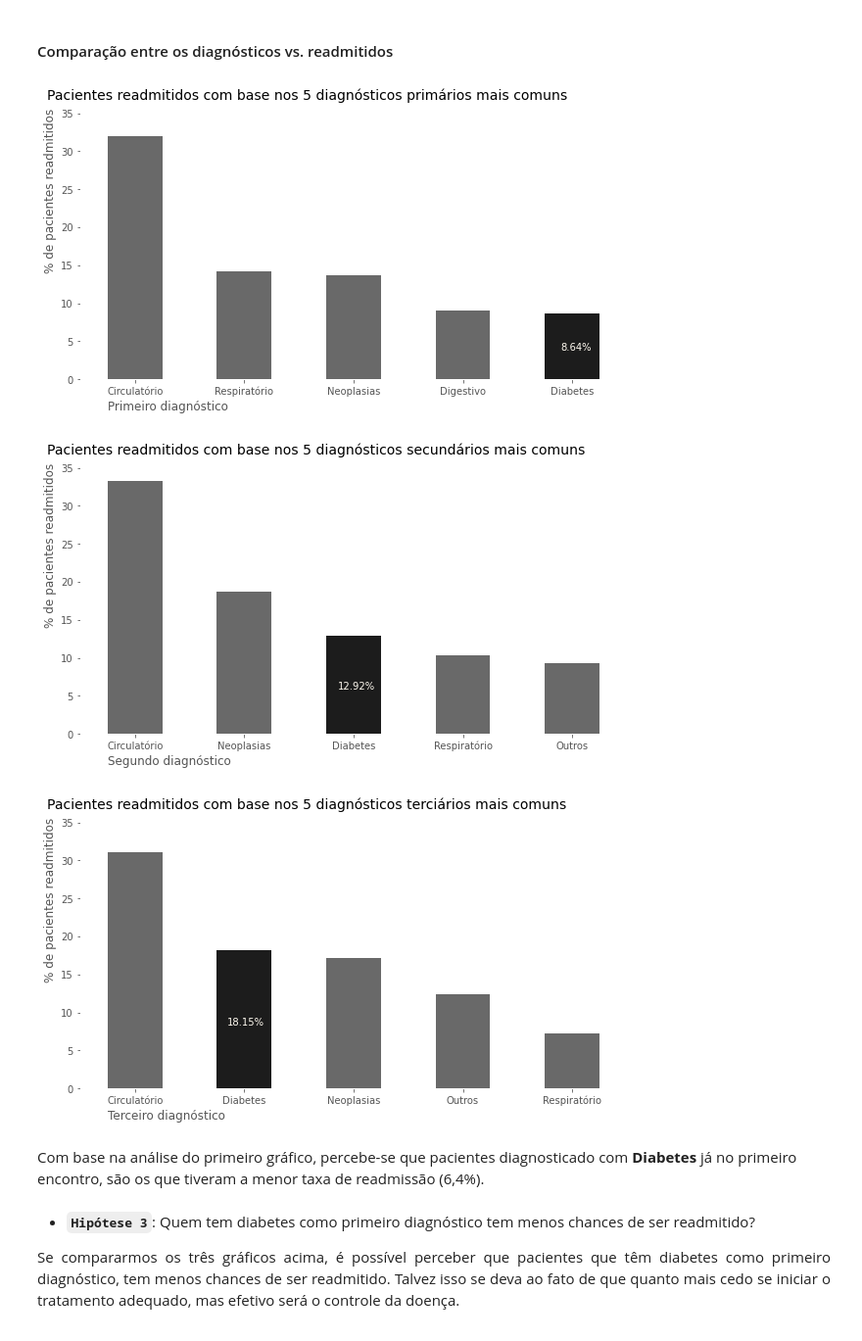
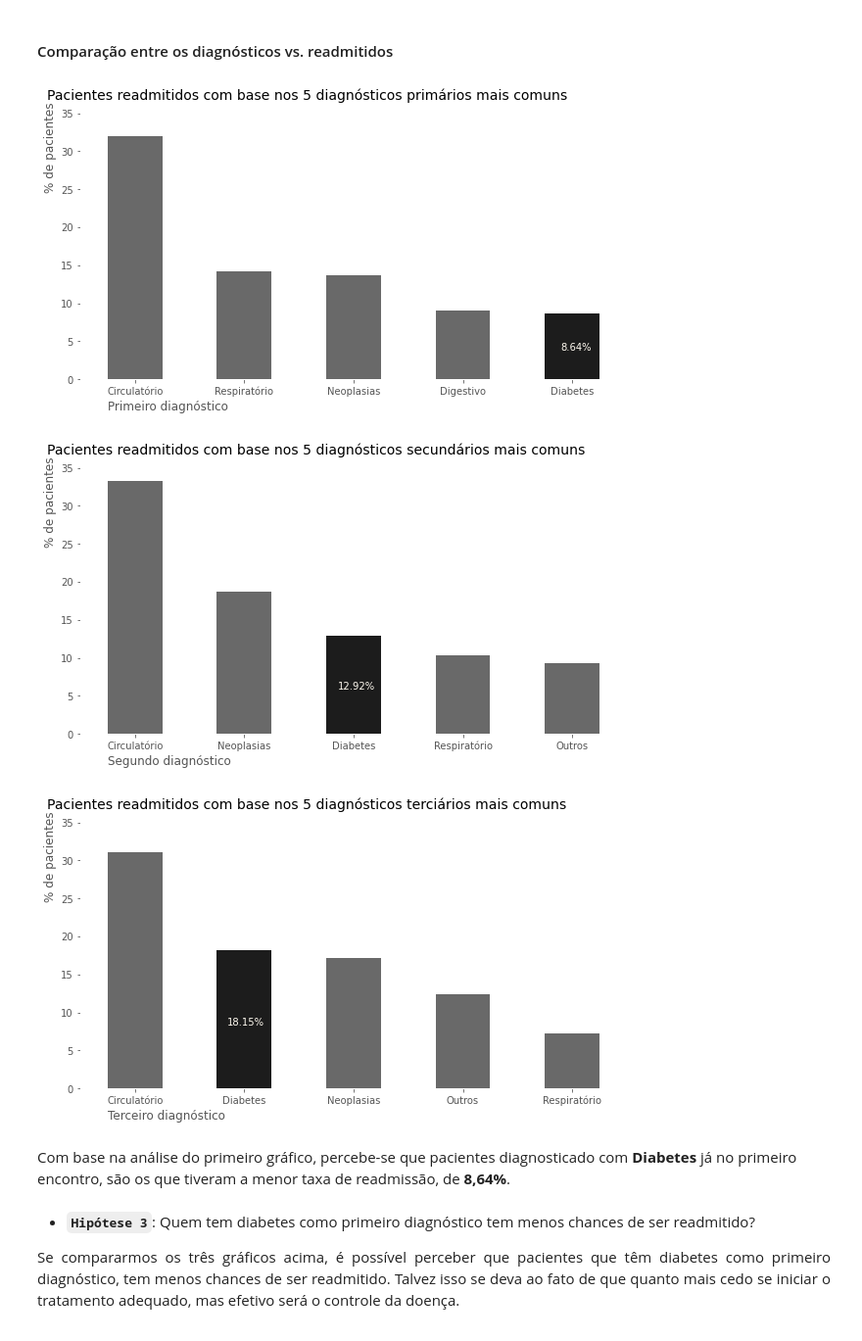
Before and after one commit to LilianeAquino/aed_projeto_3, a Jupyter notebook: template.ipynb, the cells around one changed output. Shown at 98% size. Drawn from its saved outputs; the diff is of its cells as text; code cells hidden in the pictures.

```diff
--- a/template.ipynb
+++ b/template.ipynb
@@ -704,26 +710,26 @@ Avaliando os pacientes que tiveram registros de readmissão, percebe-se que  **8
 # %%
 labels = ['Circulatório', 'Respiratório', 'Neoplasias', 'Digestivo', 'Diabetes']
 ticks = [0, 1, 2, 3, 4]
 
 plt.rcParams['figure.figsize'] = [10, 5]
 
 diagnosis = (just_readmitted['categories_diag_1'].value_counts(normalize=True)*100).sort_values(ascending=False)
 diagnosis.head(5).plot.bar(rot=0, color=['#696969', '#696969', '#696969', '#696969', '#1C1C1C'])
 
 plt.title('Pacientes readmitidos com base nos 5 diagnósticos primários mais comuns', y=1.03, size=14, loc='left', x=-0.06)
-plt.ylabel('% de pacientes readmitidos', horizontalalignment='left', y=0.40)
+plt.ylabel('% de pacientes', horizontalalignment='left', y=0.70)
 plt.xlabel('Primeiro diagnóstico', horizontalalignment='right', x=0.27)
 plt.xticks(ticks, labels)
 plt.ylim(0, 35)
 
 plt.annotate(str(round(just_readmitted['categories_diag_1'].value_counts(normalize=True)[4]*100, 2))+'%',
              (3.9, 0),
              textcoords='offset points',
              xytext=(-1, 30),
              color='#FFFAF0')
 plt.show()
 # %% [output]
-[figure, old version]
+[figure, new version]
 # %%
 labels = ['Circulatório', 'Neoplasias', 'Diabetes', 'Respiratório', 'Outros']
 ticks = [0, 1, 2, 3, 4]
@@ -734,7 +740,7 @@ diagnosis = (just_readmitted['categories_diag_2'].value_counts(normalize=True)*1
 diagnosis.head(5).plot.bar(rot=0, color=['#696969', '#696969', '#1C1C1C', '#696969', '#696969'])
 
 plt.title('Pacientes readmitidos com base nos 5 diagnósticos secundários mais comuns', y=1.03, size=14, loc='left', x=-0.06)
-plt.ylabel('% de pacientes readmitidos', horizontalalignment='left', y=0.40)
+plt.ylabel('% de pacientes', horizontalalignment='left', y=0.70)
 plt.xlabel('Segundo diagnóstico', horizontalalignment='right', x=0.275)
 plt.xticks(ticks, labels)
 plt.ylim(0, 35)
@@ -746,7 +752,7 @@ plt.annotate(str(round(just_readmitted['categories_diag_2'].value_counts(normali
              color='#FFFAF0')
 plt.show()
 # %% [output]
-[figure, old version]
+[figure, new version]
 # %%
 labels = ['Circulatório', 'Diabetes', 'Neoplasias', 'Outros', 'Respiratório']
 ticks = [0, 1, 2, 3, 4]
@@ -757,7 +763,7 @@ diagnosis = (just_readmitted['categories_diag_3'].value_counts(normalize=True)*1
 diagnosis.head(5).plot.bar(rot=0, color=['#696969', '#1C1C1C', '#696969', '#696969', '#696969'])
 
 plt.title('Pacientes readmitidos com base nos 5 diagnósticos terciários mais comuns', y=1.03, size=14, loc='left', x=-0.06)
-plt.ylabel('% de pacientes readmitidos', horizontalalignment='left', y=0.40)
+plt.ylabel('% de pacientes', horizontalalignment='left', y=0.70)
 plt.xlabel('Terceiro diagnóstico', horizontalalignment='right', x=0.265)
 plt.xticks(ticks, labels)
 plt.ylim(0, 35)
@@ -769,9 +775,9 @@ plt.annotate(str(round(just_readmitted['categories_diag_3'].value_counts(normali
              color='#FFFAF0')
 plt.show()
 # %% [output]
-[figure, old version]
+[figure, new version]
 # %% [markdown]
-Com base na análise do primeiro gráfico, percebe-se que pacientes diagnosticado com **Diabetes** já no primeiro encontro, são os que tiveram a menor taxa de readmissão (6,4%).
+Com base na análise do primeiro gráfico, percebe-se que pacientes diagnosticado com **Diabetes** já no primeiro encontro, são os que tiveram a menor taxa de readmissão, de **8,64%**.
 # %% [markdown]
 - **`Hipótese 3`**: Quem tem diabetes como primeiro diagnóstico tem menos chances de ser readmitido?
 
```
Also changed, not shown: parts of 13 cells of this notebook.
